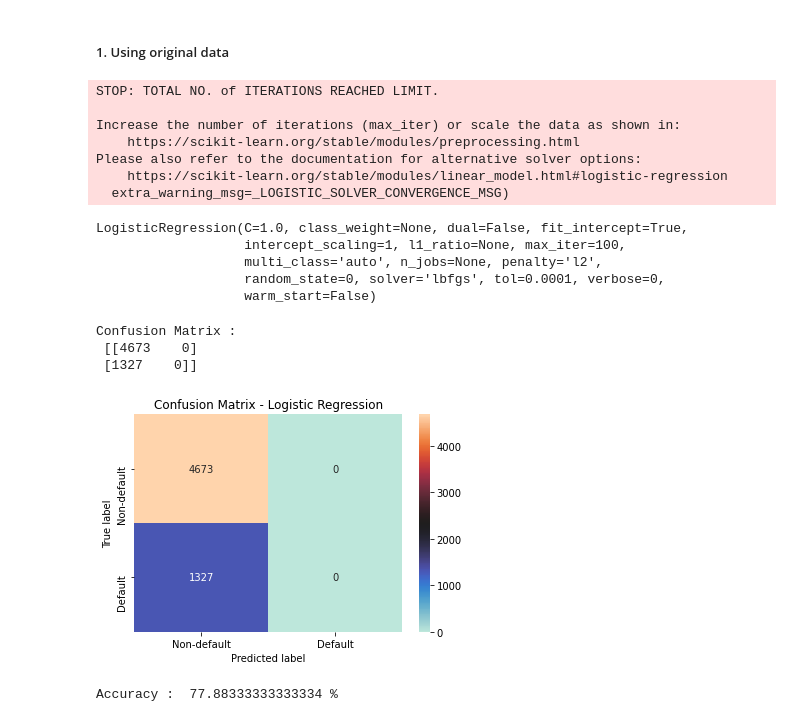
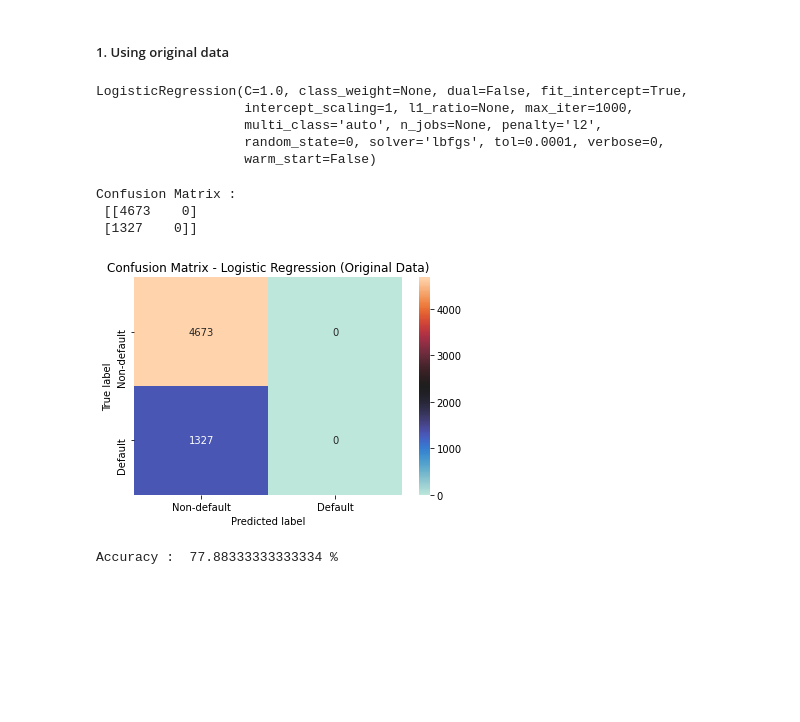
Before and after one commit to pranjal0207/credit-worthiness-of-customer, a Jupyter notebook: Credit_Worthiness_of_customer.ipynb, the cells around one changed output. Saved outputs shown, nothing was run; the diff lists cells and outputs as text; code cells hidden in the pictures; blank space fills up the shorter version.

```diff
--- a/Credit_Worthiness_of_customer.ipynb
+++ b/Credit_Worthiness_of_customer.ipynb
@@ -170,37 +170,31 @@ classifier = LogisticRegression(random_state = 0)
 # %% [markdown]
 ##### 1. Using original data
-# %%
-classifier.fit(x_train, y_train)
-# %% [output]
-STOP: TOTAL NO. of ITERATIONS REACHED LIMIT.
-
-Increase the number of iterations (max_iter) or scale the data as shown in:
-    https://scikit-learn.org/stable/modules/preprocessing.html
-Please also refer to the documentation for alternative solver options:
-    https://scikit-learn.org/stable/modules/linear_model.html#logistic-regression
-  extra_warning_msg=_LOGISTIC_SOLVER_CONVERGENCE_MSG)
-LogisticRegression(C=1.0, class_weight=None, dual=False, fit_intercept=True,
-                   intercept_scaling=1, l1_ratio=None, max_iter=100,
-                   multi_class='auto', n_jobs=None, penalty='l2',
-                   random_state=0, solver='lbfgs', tol=0.0001, verbose=0,
-                   warm_start=False)
+# %%
+lrO = LogisticRegression(random_state = 0, max_iter =1000)
+lrO.fit(x_train, y_train)
+# %% [output]
+LogisticRegression(C=1.0, class_weight=None, dual=False, fit_intercept=True,
+                   intercept_scaling=1, l1_ratio=None, max_iter=1000,
+                   multi_class='auto', n_jobs=None, penalty='l2',
+                   random_state=0, solver='lbfgs', tol=0.0001, verbose=0,
+                   warm_start=False)
 # %%
-y_pred = classifier.predict(x_test)
+y_pred = lrO.predict(x_test)
 # %%
 cm = confusion_matrix(y_test, y_pred)
 print ("Confusion Matrix : \n", cm)
 
 sns.heatmap(cm ,annot=True, cmap="icefire", fmt="d",
             xticklabels = ['Non-default', 'Default'],
             yticklabels = ['Non-default', 'Default'])
 plt.ylabel('True label')
 plt.xlabel('Predicted label')
-plt.title("Confusion Matrix - Logistic Regression");
+plt.title("Confusion Matrix - Logistic Regression (Original Data)");
 # %% [output]
 Confusion Matrix :
  [[4673    0]
  [1327    0]]
-[figure, old version]
+[figure, new version]
 # %%
 print ("Accuracy : ", accuracy_score(y_test, y_pred)*100, "%")
 # %% [output]
```
Also changed, not shown: parts of 32 cells of this notebook.
